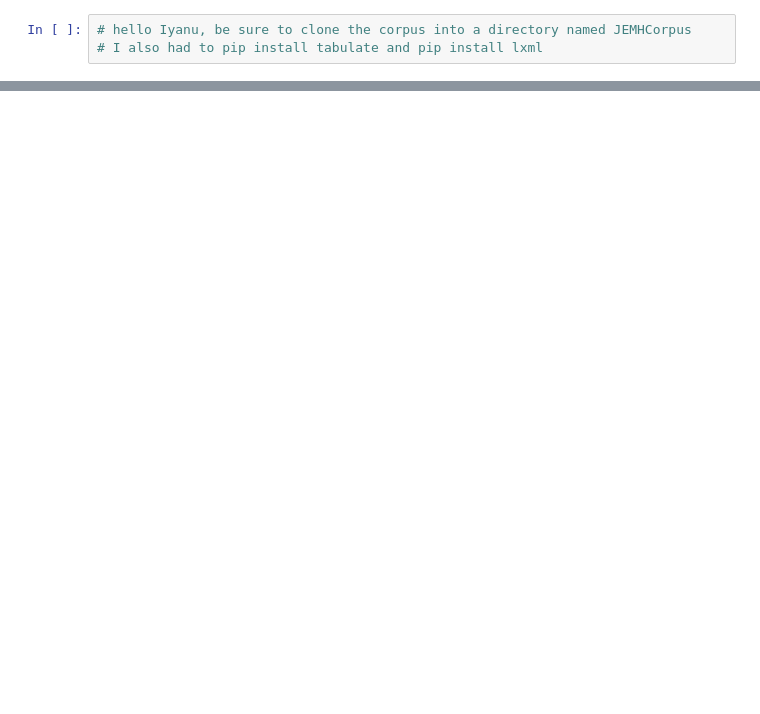
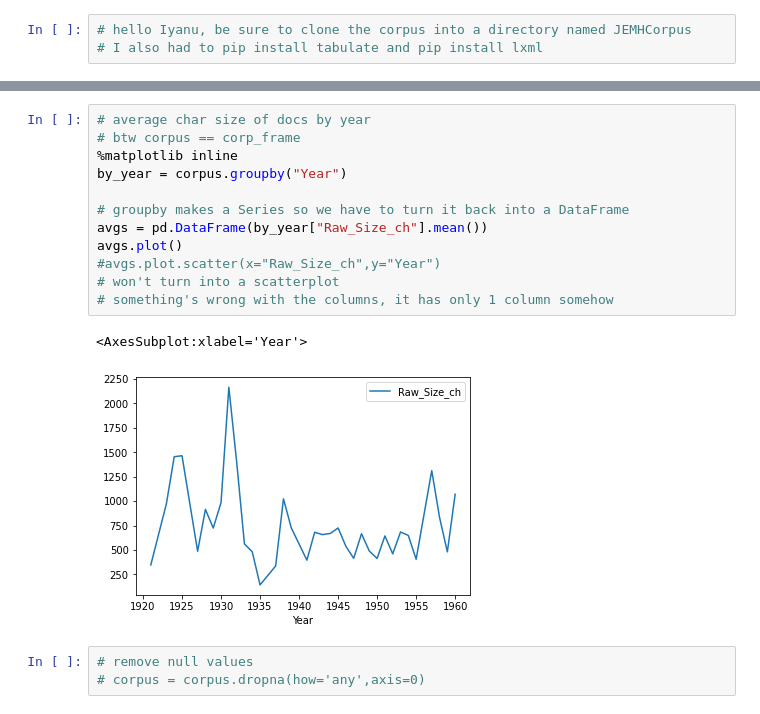
Before and after one commit to IyanuSh/automatic-octo-succotash, a Jupyter notebook: DataMiningAssgn3.ipynb, the cells around one changed output, grey strips where cells are left out. Cells and saved outputs as stored; diff of their text form; blank space fills up the shorter version.

Commit message:
Take a look at the ww2 filter again & added avg char per yr

```diff
--- a/DataMiningAssgn3.ipynb
+++ b/DataMiningAssgn3.ipynb
@@ -219,0 +255,18 @@ plt.show()
+# %%
+# average char size of docs by year
+# btw corpus == corp_frame
+%matplotlib inline
+by_year = corpus.groupby("Year")
+
+# groupby makes a Series so we have to turn it back into a DataFrame
+avgs = pd.DataFrame(by_year["Raw_Size_ch"].mean())
+avgs.plot()
+#avgs.plot.scatter(x="Raw_Size_ch",y="Year")
+# won't turn into a scatterplot
+# something's wrong with the columns, it has only 1 column somehow
+# %% [output]
+<AxesSubplot:xlabel='Year'>
+[figure, added]
+# %%
+# remove null values
+# corpus = corpus.dropna(how='any',axis=0)
```
Also changed, not shown: parts of 5 cells of this notebook.
